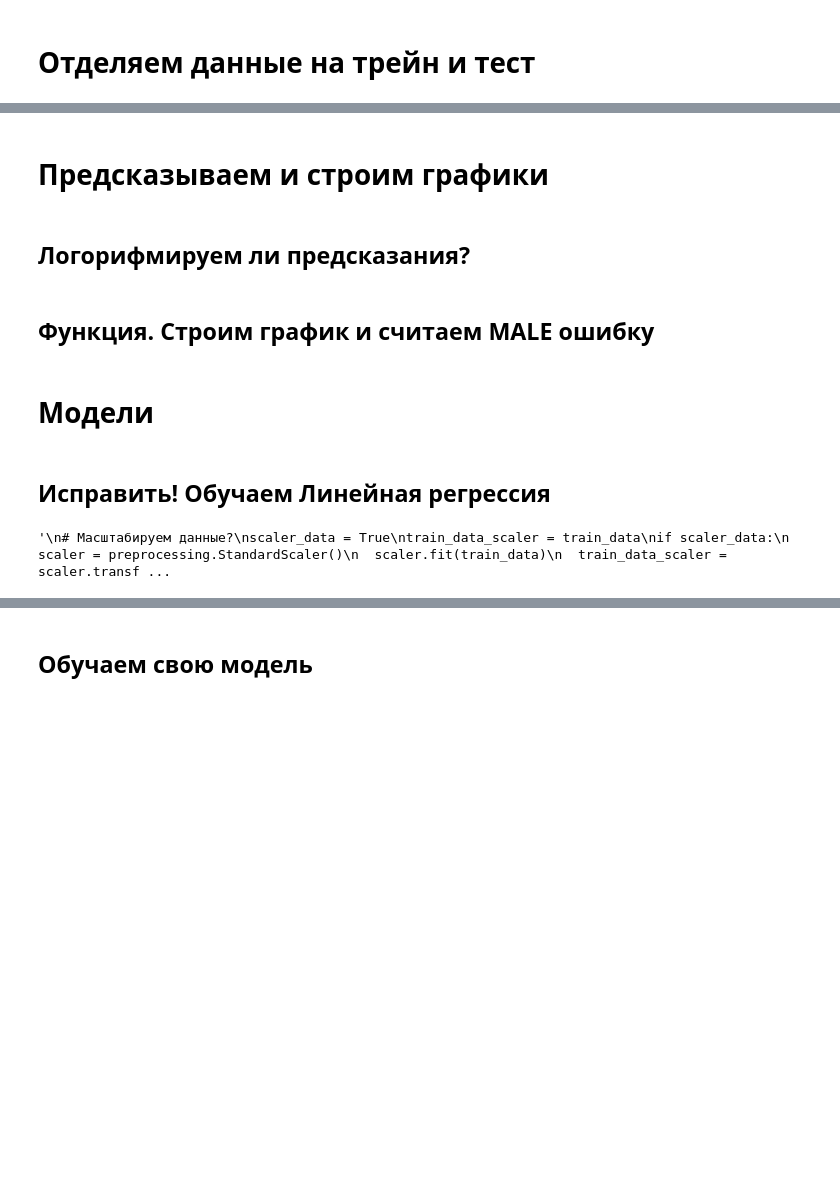
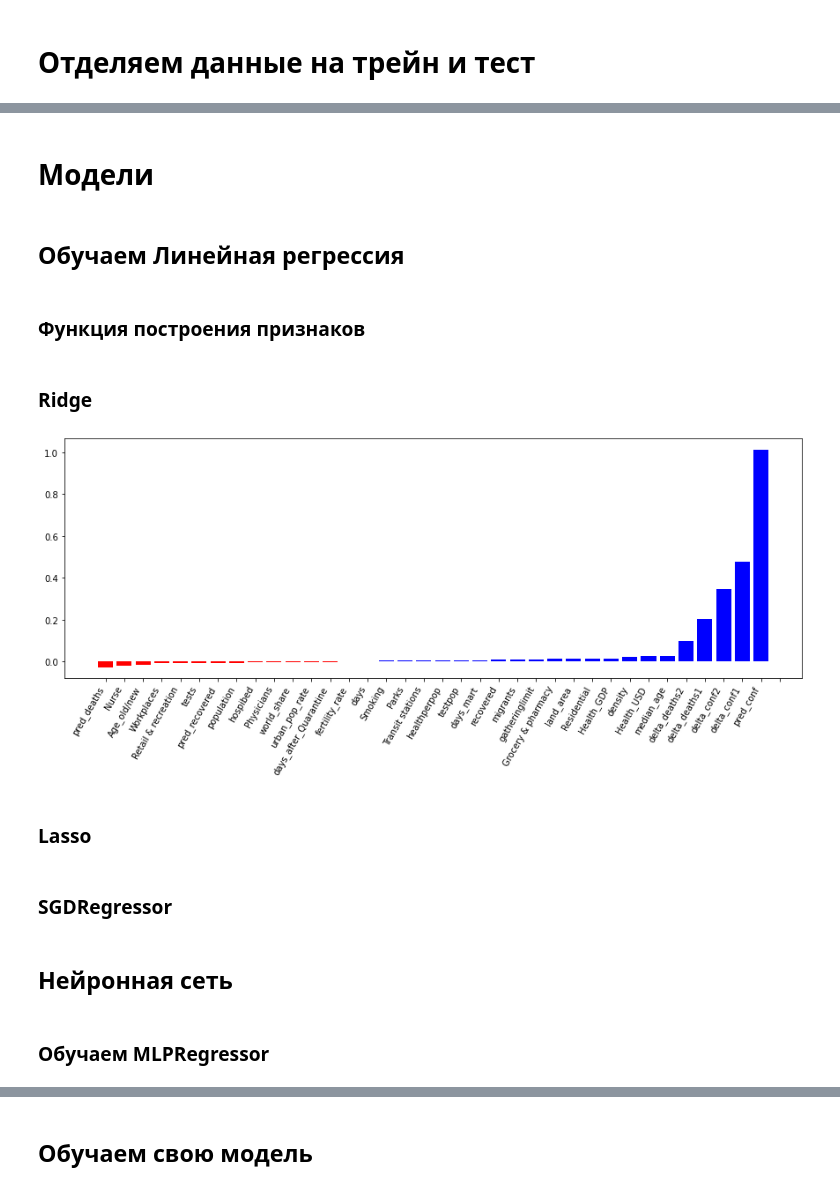
Before and after one commit to vlomme/sberbank-covid19-forecast-2020, a Jupyter notebook: covid_simple.ipynb, the cells around one changed output, grey strips where cells are left out. Saved outputs shown, nothing was run; the diff lists cells and outputs as text; code cells hidden in the pictures; blank space fills up the shorter version.

```diff
--- a/covid_simple.ipynb
+++ b/covid_simple.ipynb
@@ -257,10 +476,0 @@ train_data
-# %% [markdown]
-# Предсказываем и строим графики
-# %% [markdown]
-## Логорифмируем ли предсказания?
-# %%
-log_labels = True
-train_labels = np.log10(train_labels+1)
-train_death = np.log10(train_death+1)
-# %% [markdown]
-## Функция. Строим график и считаем MALE ошибку
@@ -313,19 +477,32 @@ def pred_score(models, data, death = False, plot = 0):
 # %% [markdown]
 # Модели
 # %% [markdown]
-## Исправить! Обучаем Линейная регрессия
+## Обучаем Линейная регрессия
-# %%
-"""
-# Масштабируем данные?
-scaler_data = True
-train_data_scaler = train_data
-if scaler_data:
-  scaler = preprocessing.StandardScaler()
-  scaler.fit(train_data)
-  train_data_scaler = scaler.transform(train_data)
-
-model_Confirmed["Ridge"] = linear_model.Ridge().fit(train_data_scaler, train_labels)
-model_Death["Ridge"] = linear_model.Ridge().fit(train_data_scaler, train_death)
-"""
-# %% [output]
-'\n# Масштабируем данные?\nscaler_data = True\ntrain_data_scaler = train_data\nif scaler_data:\n  scaler = preprocessing.StandardScaler()\n  scaler.fit(train_data)\n  train_data_scaler = scaler.transf ...
+# %% [markdown]
+### Функция построения признаков
+# %%
+# Визуализируем важность признаков
+def visualize_coefficients(classifier, feature_names):
+  n_top_features = len(feature_names)//2
+  # get coefficients with large absolute values
+  coef = classifier.coef_.ravel()
+  positive_coefficients = np.argsort(coef)[-n_top_features:]
+  negative_coefficients = np.argsort(coef)[:n_top_features]
+  interesting_coefficients = np.hstack([negative_coefficients, positive_coefficients])
+  # plot them
+  plt.figure(figsize=(15, 5))
+  colors = ["red" if c < 0 else "blue" for c in coef[interesting_coefficients]]
+  plt.bar(np.arange(2 * n_top_features), coef[interesting_coefficients], color=colors)
+  feature_names = np.array(feature_names)
+  plt.xticks(np.arange(0, 1 + 2 * n_top_features), feature_names[interesting_coefficients], rotation=60, ha="right")
+# %% [markdown]
+### Ridge
+# %%
+model_Confirmed["Ridge"] = linear_model.Ridge().fit(train_data, train_labels)
+model_Death["Ridge"] = linear_model.Ridge().fit(train_data, train_death)
+visualize_coefficients(model_Confirmed["Ridge"], train_data.columns)
+#del model_Confirmed["Ridge"]
+# %% [output]
+[figure, added]
+# %% [markdown]
+### Lasso
@@ -331,0 +512,2 @@ model_Death["Ridge"] = linear_model.Ridge().fit(train_data_scaler, train_death)
+# %% [markdown]
+### SGDRegressor
@@ -331,0 +517,4 @@ model_Death["Ridge"] = linear_model.Ridge().fit(train_data_scaler, train_death)
+# %% [markdown]
+## Нейронная сеть
+# %% [markdown]
+### Обучаем MLPRegressor
```
Also changed, not shown: parts of 61 cells of this notebook.
